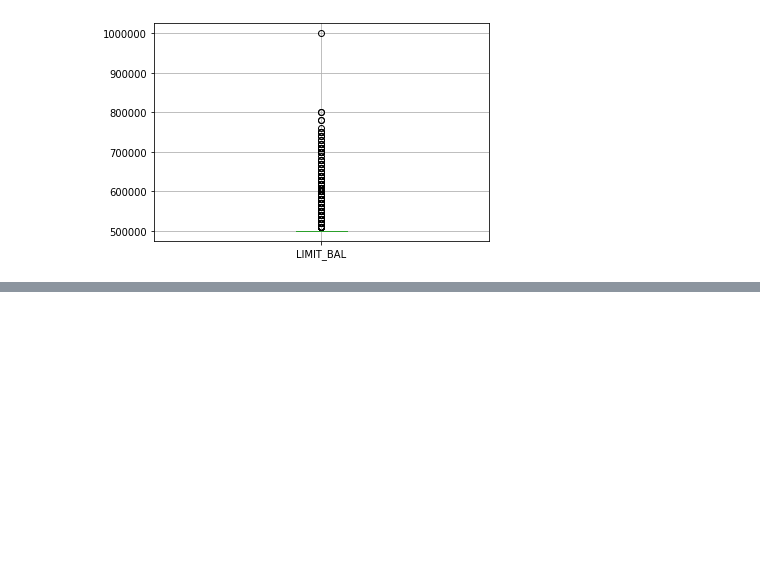
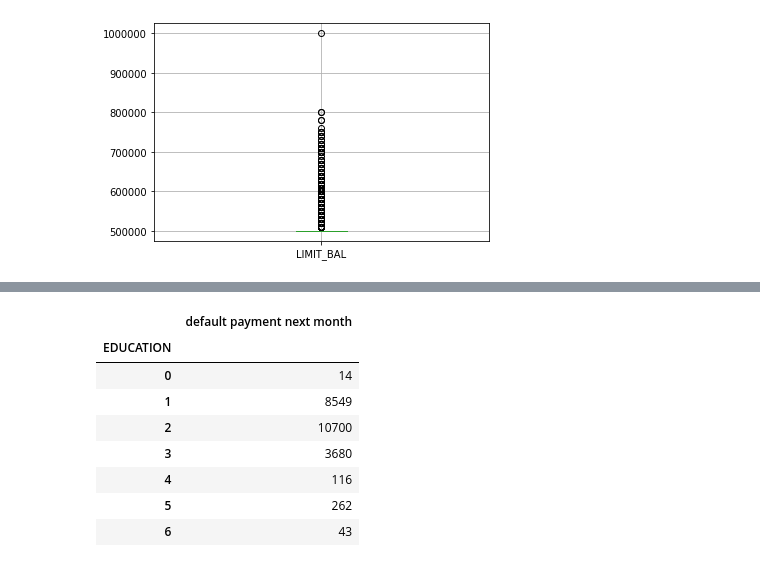
Before and after one commit to AleMadLei/machine-learning-project, a Jupyter notebook: Machine Learning Project.ipynb, the cells around one changed output, grey strips where cells are left out. Saved outputs shown, nothing was run; the diff lists cells and outputs as text; code cells hidden in the pictures; blank space fills up the shorter version.

```diff
--- a/Machine Learning Project.ipynb
+++ b/Machine Learning Project.ipynb
@@ -121,0 +183,12 @@ overLimitValue[['LIMIT_BAL']].boxplot()
+# %%
+data.loc[data['default payment next month'] == 0][['EDUCATION', 'default payment next month']].groupby('EDUCATION').count()
+# %% [output]
+|  | default payment next month |
+| EDUCATION |  |
+| 0 | 14 |
+| 1 | 8549 |
+| 2 | 10700 |
+| 3 | 3680 |
+| 4 | 116 |
+| 5 | 262 |
+| 6 | 43 |
```
Also changed, not shown: parts of 19 cells of this notebook.
